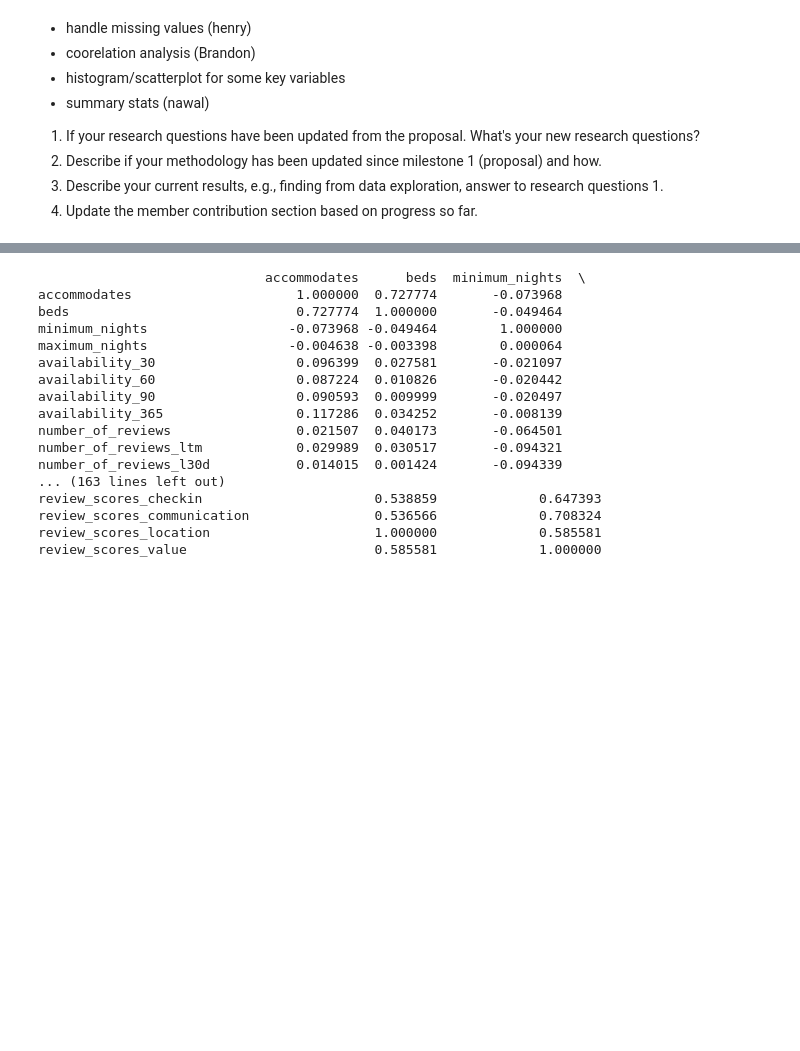
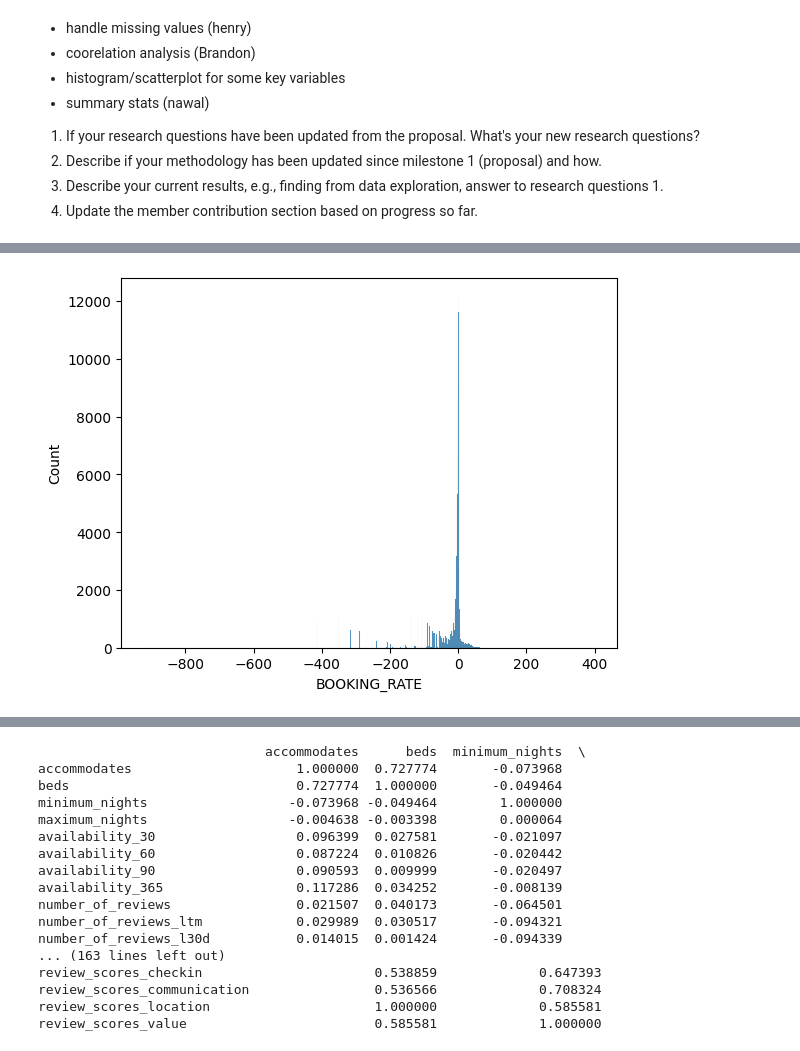
Before and after one commit to Hackyeahh/CISC-351-Group-10, a Jupyter notebook: data-processing.ipynb, the cells around one changed output, grey strips where cells are left out. Drawn from its saved outputs; the diff is of its cells as text; code cells hidden in the pictures; blank space fills up the shorter version.

```diff
--- a/data-processing.ipynb
+++ b/data-processing.ipynb
@@ -83,0 +90,11 @@ visualize_missing_values(listings)
+# %%
+short_term_listings = listings[listings['minimum_nights_avg_ntm'] < 100]
+short_term_listings = short_term_listings[short_term_listings['reviews_per_month'] < 20]
+
+
+short_term_listings['BOOKING_RATE'] = short_term_listings['minimum_nights'] * np.log(short_term_listings['reviews_per_month'])
+# sns.histplot(short_term_listings['reviews_per_month'])
+sns.histplot(short_term_listings['BOOKING_RATE'])
+plt.show()
+# %% [output]
+[figure, added]
```
Also changed, not shown: parts of 18 cells of this notebook, 2 other files.
